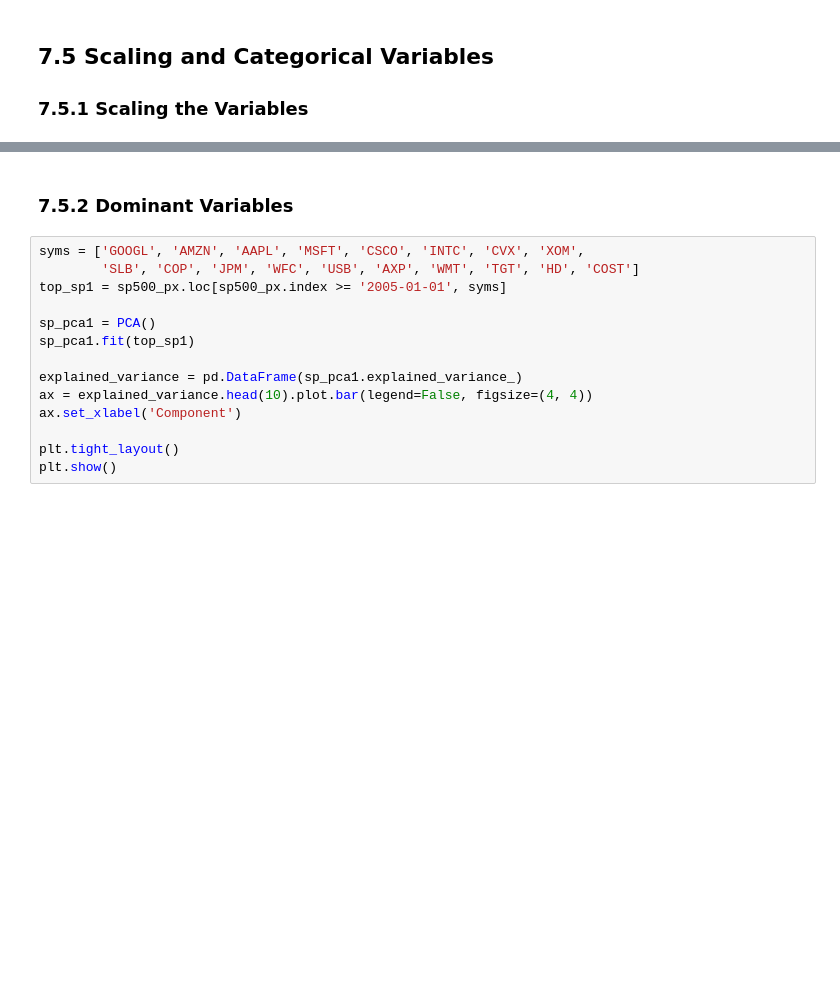
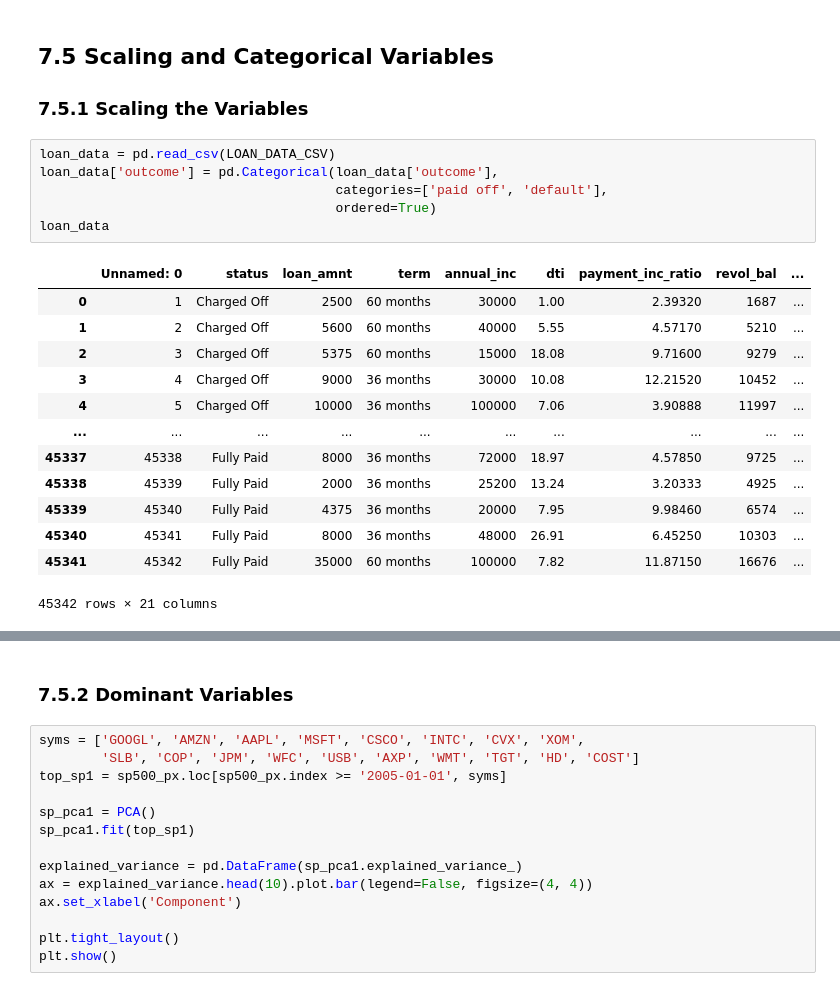
Before and after one commit to young-hwanlee/my-practical-statistics-for-data-scientists, a Jupyter notebook: Chapter_7_Unsupervised_Learning.ipynb, the cells around one changed output, grey strips where cells are left out. Drawn from its saved outputs; the diff is of its cells as text; blank space fills up the shorter version.

```diff
--- a/Chapter_7_Unsupervised_Learning.ipynb
+++ b/Chapter_7_Unsupervised_Learning.ipynb
@@ -561,3 +651,23 @@ plt.show()
 # %% [markdown]
 ## **7.5 Scaling and Categorical Variables**
 ### **7.5.1 Scaling the Variables**
+# %%
+loan_data = pd.read_csv(LOAN_DATA_CSV)
+loan_data['outcome'] = pd.Categorical(loan_data['outcome'],
+                                      categories=['paid off', 'default'],
+                                      ordered=True)
+loan_data
+# %% [output]
+|  | Unnamed: 0 | status | loan_amnt | term | annual_inc | dti | payment_inc_ratio | revol_bal | ... |
+| 0 | 1 | Charged Off | 2500 | 60 months | 30000 | 1.00 | 2.39320 | 1687 | ... |
+| 1 | 2 | Charged Off | 5600 | 60 months | 40000 | 5.55 | 4.57170 | 5210 | ... |
+| 2 | 3 | Charged Off | 5375 | 60 months | 15000 | 18.08 | 9.71600 | 9279 | ... |
+| 3 | 4 | Charged Off | 9000 | 36 months | 30000 | 10.08 | 12.21520 | 10452 | ... |
+| 4 | 5 | Charged Off | 10000 | 36 months | 100000 | 7.06 | 3.90888 | 11997 | ... |
+| ... | ... | ... | ... | ... | ... | ... | ... | ... | ... |
+| 45337 | 45338 | Fully Paid | 8000 | 36 months | 72000 | 18.97 | 4.57850 | 9725 | ... |
+| 45338 | 45339 | Fully Paid | 2000 | 36 months | 25200 | 13.24 | 3.20333 | 4925 | ... |
+| 45339 | 45340 | Fully Paid | 4375 | 36 months | 20000 | 7.95 | 9.98460 | 6574 | ... |
+| 45340 | 45341 | Fully Paid | 8000 | 36 months | 48000 | 26.91 | 6.45250 | 10303 | ... |
+| 45341 | 45342 | Fully Paid | 35000 | 60 months | 100000 | 7.82 | 11.87150 | 16676 | ... |
+45342 rows × 21 columns
```
Also changed, not shown: parts of 29 cells of this notebook.
